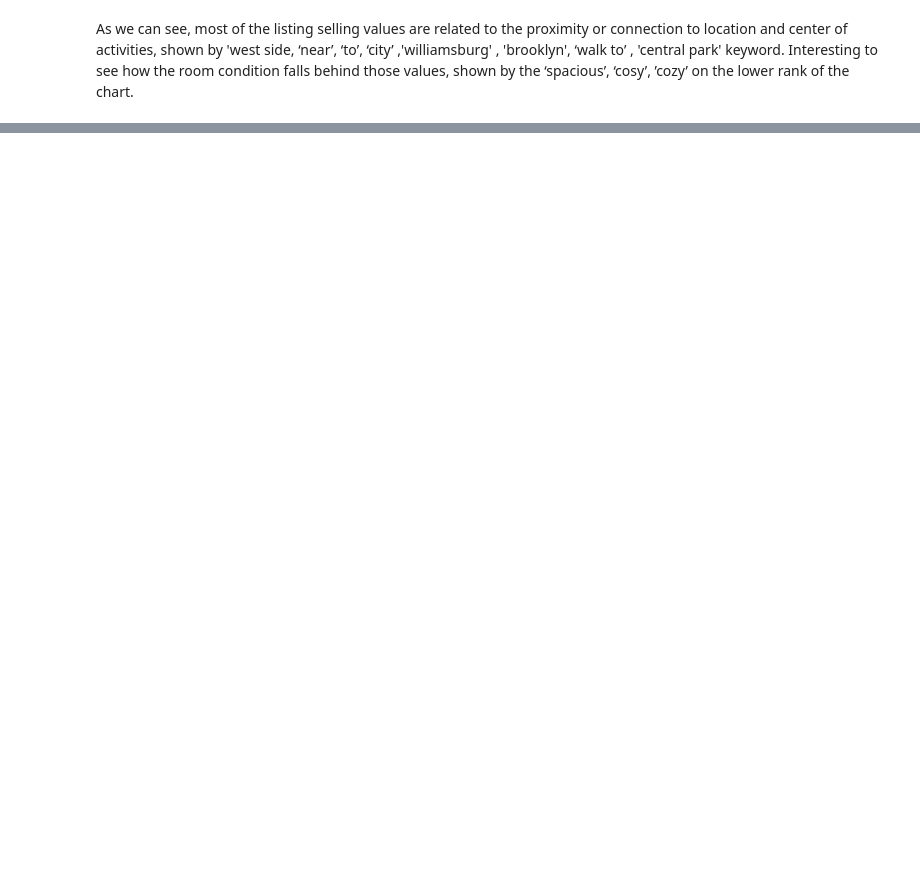
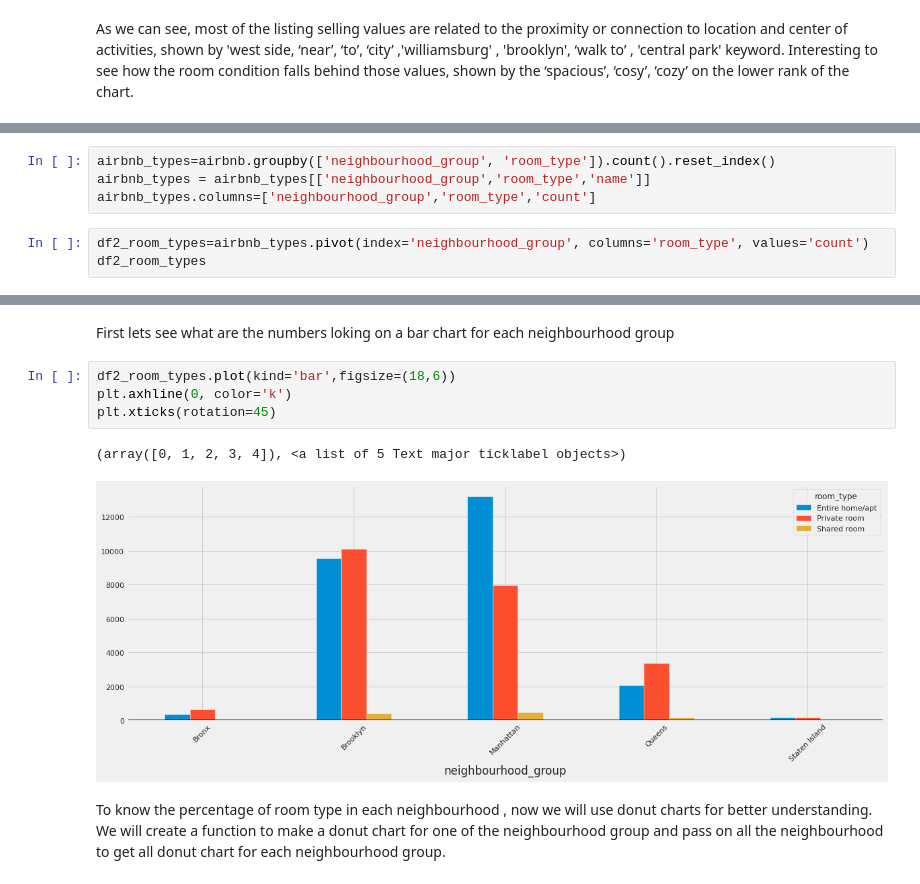
Before and after one commit to anuj561/Airbnb_NYC_2019, a Jupyter notebook: Airbnb_NYC_2019.ipynb, the cells around one changed output, grey strips where cells are left out. Saved outputs shown, nothing was run; the diff lists cells and outputs as text; blank space fills up the shorter version.

```diff
--- a/Airbnb_NYC_2019.ipynb
+++ b/Airbnb_NYC_2019.ipynb
@@ -426,0 +431,7 @@ As we can see, most of the listing selling values are related to the proximity o
+# %%
+airbnb_types=airbnb.groupby(['neighbourhood_group', 'room_type']).count().reset_index()
+airbnb_types = airbnb_types[['neighbourhood_group','room_type','name']]
+airbnb_types.columns=['neighbourhood_group','room_type','count']
+# %%
+df2_room_types=airbnb_types.pivot(index='neighbourhood_group', columns='room_type', values='count')
+df2_room_types
@@ -426,0 +446,11 @@ As we can see, most of the listing selling values are related to the proximity o
+# %% [markdown]
+First lets see what are the numbers loking on a bar chart for each neighbourhood group
+# %%
+df2_room_types.plot(kind='bar',figsize=(18,6))
+plt.axhline(0, color='k')
+plt.xticks(rotation=45)
+# %% [output]
+(array([0, 1, 2, 3, 4]), <a list of 5 Text major ticklabel objects>)
+[figure, added]
+# %% [markdown]
+To know the percentage of room type in each neighbourhood , now we will use donut charts for better understanding. We will create a function to make a donut chart for one of the neighbourhood group and pass on all the neighbourhood to get all donut chart for each neighbourhood group.
```
Also changed, not shown: parts of 6 cells of this notebook.
